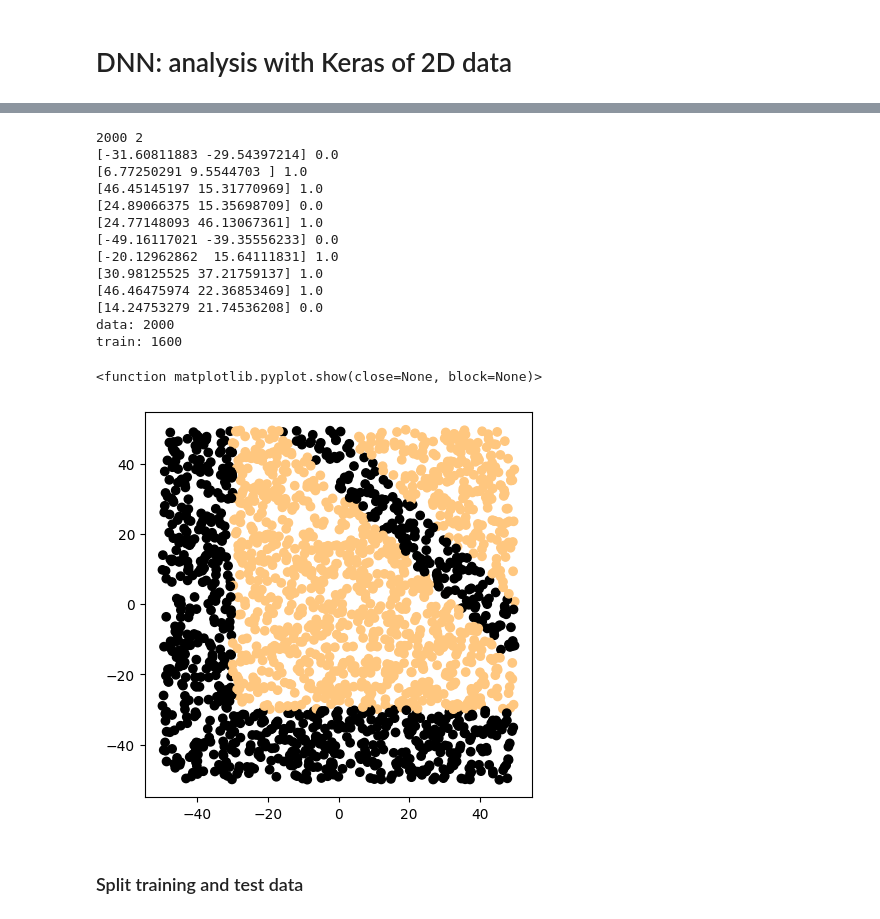
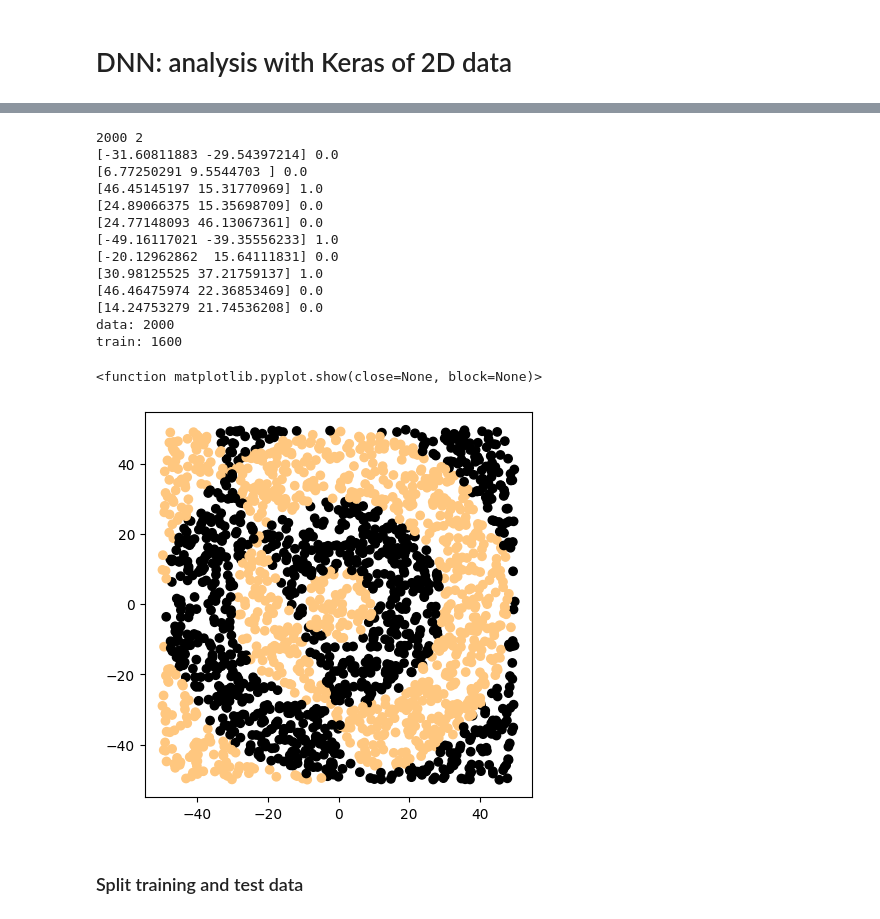
Before and after one commit to Kallo27/LCP_B, a Jupyter notebook: analise_data_DNN_2024.ipynb, the cells around one changed output, grey strips where cells are left out. Saved outputs shown, nothing was run; the diff lists cells and outputs as text; code cells hidden in the pictures.

```diff
--- a/analise_data_DNN_2024.ipynb
+++ b/analise_data_DNN_2024.ipynb
@@ -27,43 +27,43 @@ To enable the following instructions: AVX2 FMA, in other operations, rebuild Ten
 # %%
 # Keras works with numpy arrays: just use them from the start
-TYPE=1
+TYPE=2
 x = np.loadtxt(filename("data",TYPE), delimiter=' ')
 y = np.loadtxt(filename("labels",TYPE), delimiter=' ')
 N = len(x)
 
 # dimension of a single sample
 L = len(x[0])
 
 # dimensions of the total dataset
 print(N, L)
 
 # coordinates of the first ten points with labels
 for i in range(10):
     print(x[i],y[i])
 
 # Dimension of the train dataset
 N_train = int(perc_train * N)
 print(f'data: {N}\ntrain: {N_train}')
 
 plt.figure(figsize = (5,5))
 plt.scatter(x[:,0],x[:,1],c=y)
 plt.show
 # %% [output]
 2000 2
 [-31.60811883 -29.54397214] 0.0
-[6.77250291 9.5544703 ] 1.0
+[6.77250291 9.5544703 ] 0.0
 [46.45145197 15.31770969] 1.0
 [24.89066375 15.35698709] 0.0
-[24.77148093 46.13067361] 1.0
-[-49.16117021 -39.35556233] 0.0
-[-20.12962862  15.64111831] 1.0
+[24.77148093 46.13067361] 0.0
+[-49.16117021 -39.35556233] 1.0
+[-20.12962862  15.64111831] 0.0
 [30.98125525 37.21759137] 1.0
-[46.46475974 22.36853469] 1.0
+[46.46475974 22.36853469] 0.0
 [14.24753279 21.74536208] 0.0
 data: 2000
 train: 1600
 <function matplotlib.pyplot.show(close=None, block=None)>
-[figure, old version]
+[figure, new version]
 # %% [markdown]
 ### Split training and test data
 # %%
```
Also changed, not shown: parts of 6 cells of this notebook, 3 other files.
